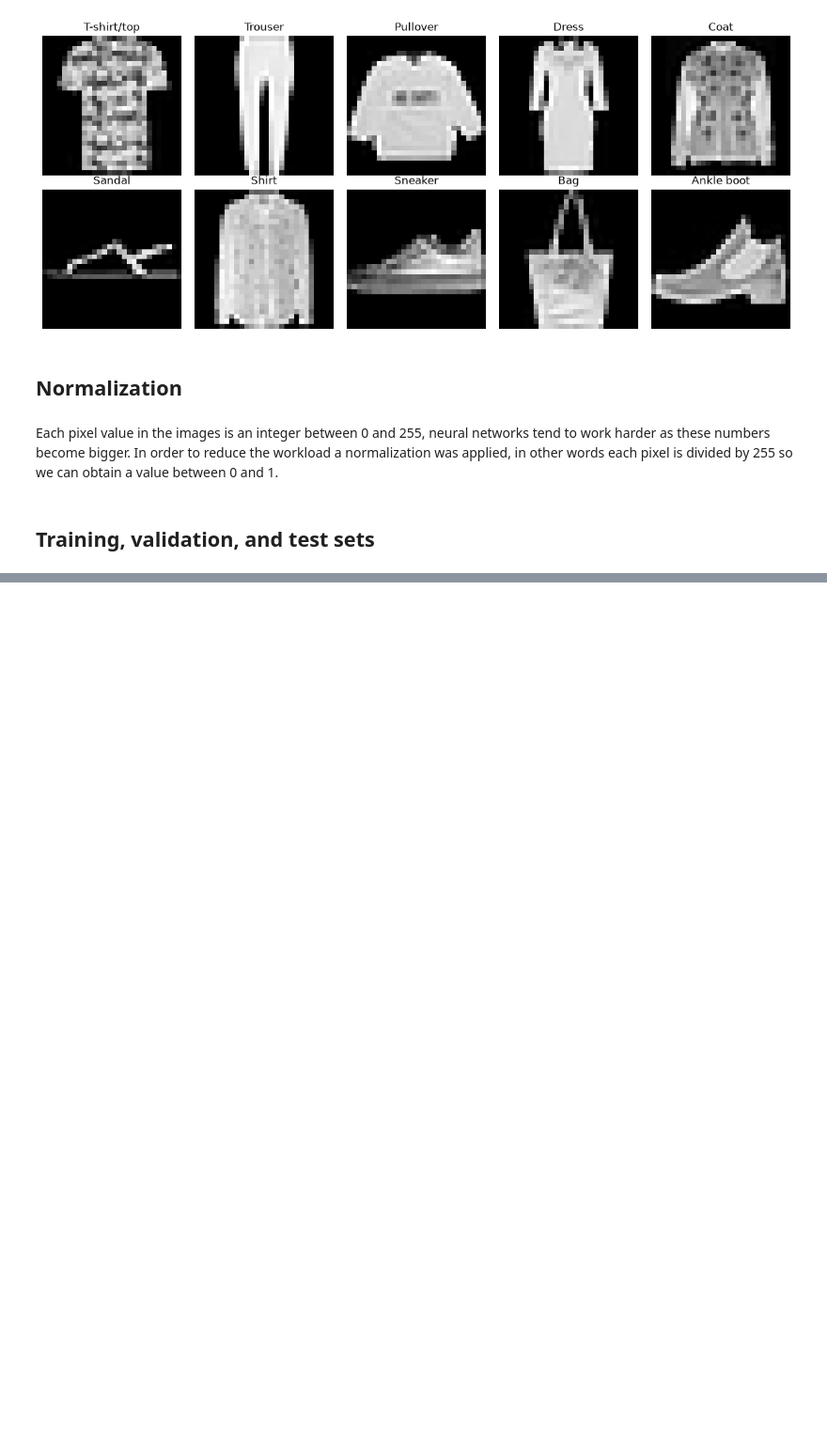
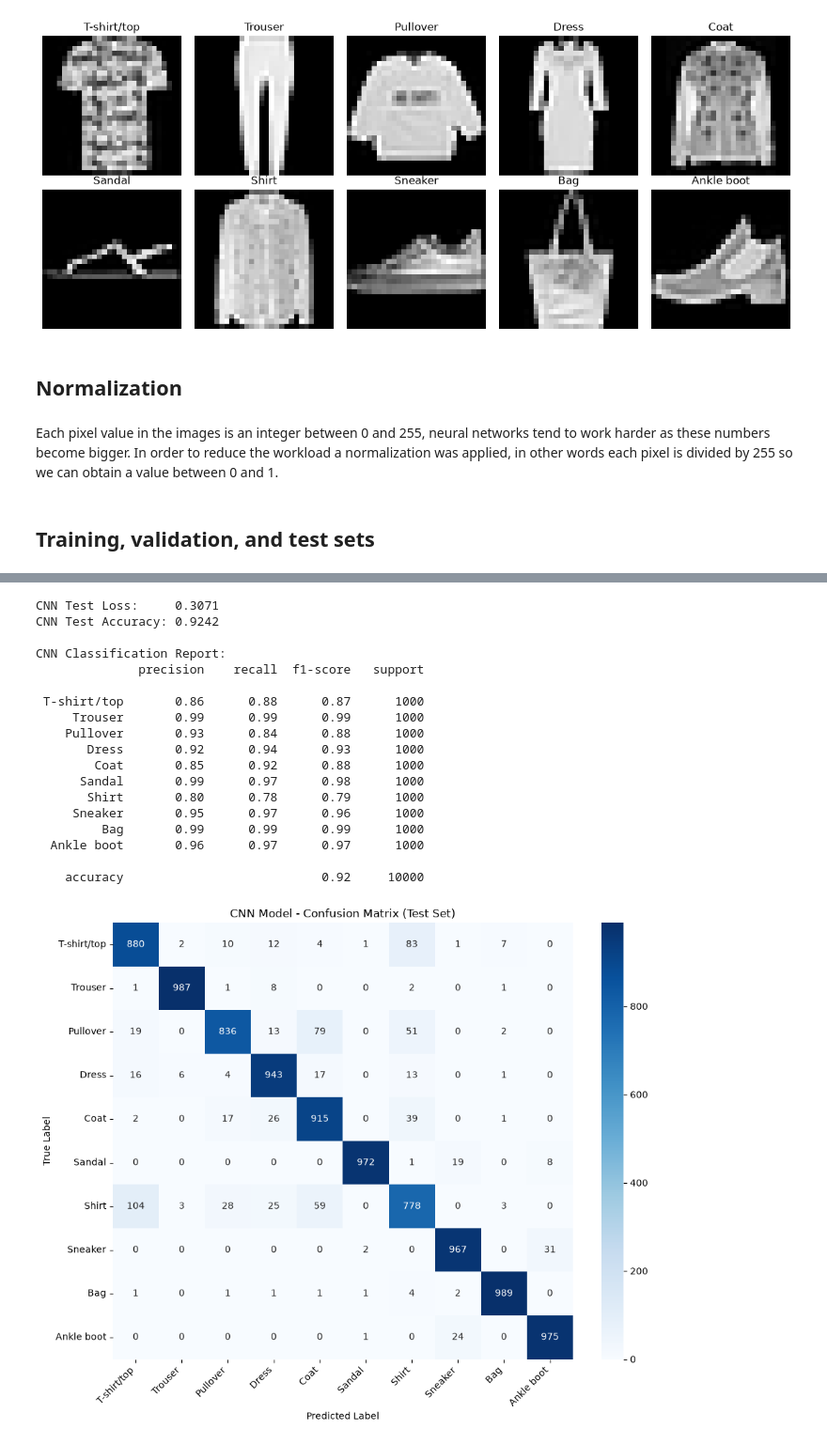
Before and after one commit to Ikerdayz/Clothing-Classification-Using-Neural-Networks, a Jupyter notebook: ClothingClassification.ipynb, the cells around one changed output, grey strips where cells are left out. Shown at 94% size. Saved outputs shown, nothing was run; the diff lists cells and outputs as text; code cells hidden in the pictures; blank space fills up the shorter version.

```diff
--- a/ClothingClassification.ipynb
+++ b/ClothingClassification.ipynb
@@ -136,3 +169,5 @@ X_train_mlp, X_val_mlp, y_train, y_val = train_test_split(
     random_state=7,
     stratify=y_train_full # makes sure that the class distribution is equal in both train and validation sets
 )
+
+X_test_mlp = X_test  # Shape (10000, 784)
@@ -138,0 +495,65 @@ X_train_mlp, X_val_mlp, y_train, y_val = train_test_split(
+# %%
+# Class names for Fashion-MNIST (indices 0 to 9)
+class_names = [
+    "T-shirt/top", "Trouser", "Pullover", "Dress", "Coat",
+    "Sandal", "Shirt", "Sneaker", "Bag", "Ankle boot"
+]
+
+# Evaluate overall performance on the unseen test set
+test_loss_cnn, test_acc_cnn = cnn_model.evaluate(X_test_cnn, y_test, verbose=0)
+print(f"CNN Test Loss:     {test_loss_cnn:.4f}")
+print(f"CNN Test Accuracy: {test_acc_cnn:.4f}\n")
+
+# Generate class predictions
+y_pred_probs_cnn = cnn_model.predict(X_test_cnn, verbose=0)
+y_pred_cnn = np.argmax(y_pred_probs_cnn, axis=1)
+
+# Print detailed classification report (excluding 'macro avg' and 'weighted avg')
+report_cnn = classification_report(y_test, y_pred_cnn, target_names=class_names)
+clean_report_cnn = "\n".join(
+    line for line in report_cnn.splitlines()
+    if not any(avg in line for avg in ("macro avg", "weighted avg"))
+)
+
+print("CNN Classification Report:")
+print(clean_report_cnn)
+
+# Compute and plot the Confusion Matrix
+cm_cnn = confusion_matrix(y_test, y_pred_cnn)
+
+plt.figure(figsize=(10, 8))
+sns.heatmap(
+    cm_cnn,
+    annot=True,
+    fmt="d",
+    cmap="Blues",
+    xticklabels=class_names,
+    yticklabels=class_names
+)
+plt.title("CNN Model - Confusion Matrix (Test Set)")
+plt.xlabel("Predicted Label")
+plt.ylabel("True Label")
+plt.xticks(rotation=45, ha="right")
+plt.yticks(rotation=0)
+plt.tight_layout()
+plt.show()
+# %% [output]
+CNN Test Loss:     0.3071
+CNN Test Accuracy: 0.9242
+
+CNN Classification Report:
+              precision    recall  f1-score   support
+
+ T-shirt/top       0.86      0.88      0.87      1000
+     Trouser       0.99      0.99      0.99      1000
+    Pullover       0.93      0.84      0.88      1000
+       Dress       0.92      0.94      0.93      1000
+        Coat       0.85      0.92      0.88      1000
+      Sandal       0.99      0.97      0.98      1000
+       Shirt       0.80      0.78      0.79      1000
+     Sneaker       0.95      0.97      0.96      1000
+         Bag       0.99      0.99      0.99      1000
+  Ankle boot       0.96      0.97      0.97      1000
+
+    accuracy                           0.92     10000
+[figure, added]
```
Also changed, not shown: parts of 15 cells of this notebook.
